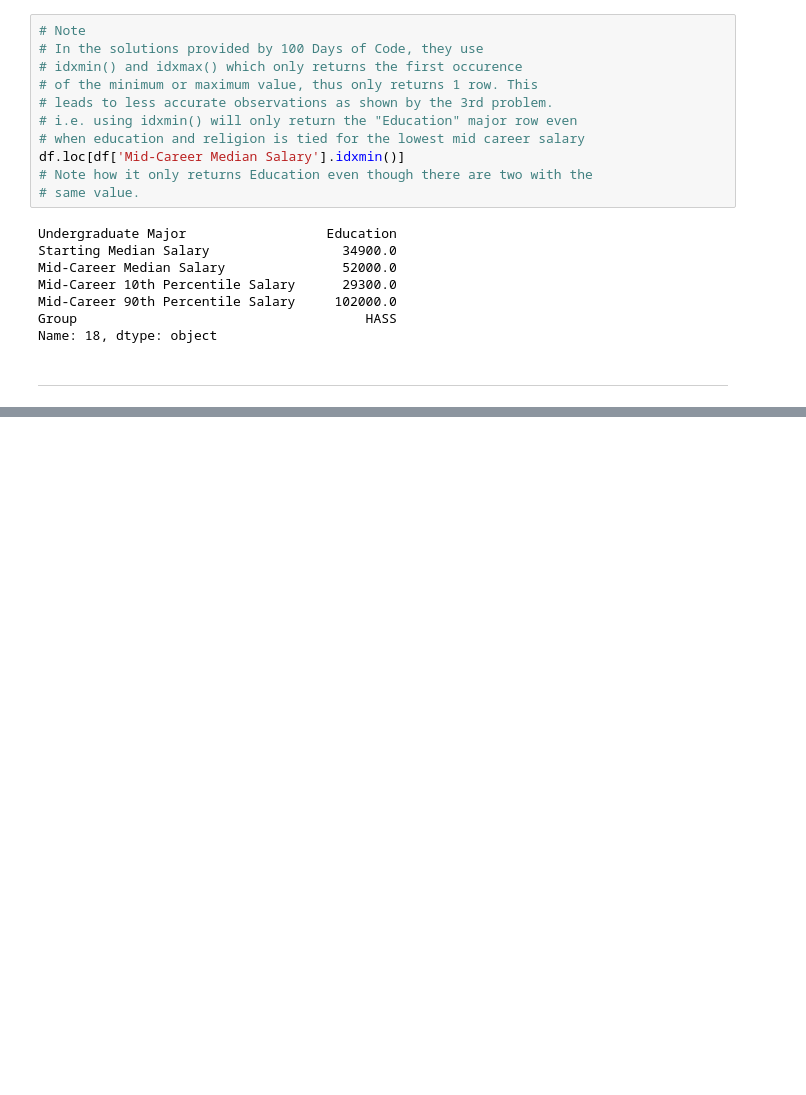
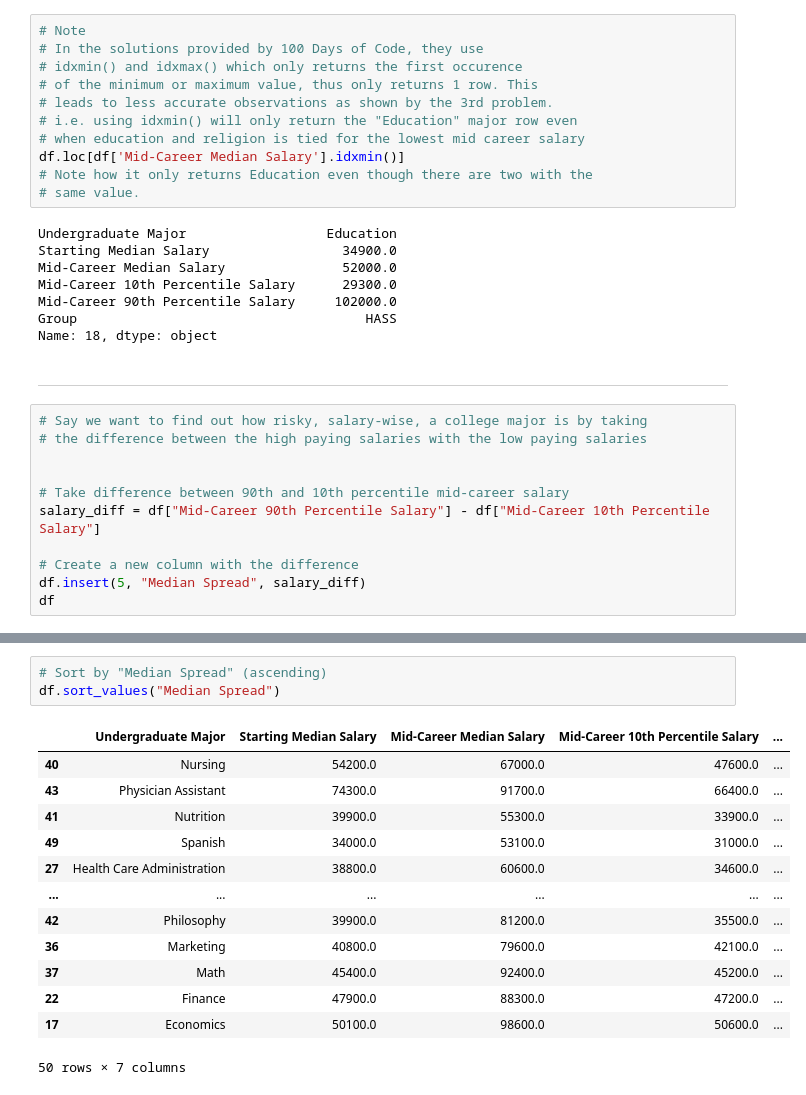
Before and after one commit to thandora/100-days-of-code-udemy, a Jupyter notebook: day-071-salary-data/main.ipynb, the cells around one changed output, grey strips where cells are left out. Cells and saved outputs as stored; diff of their text form; blank space fills up the shorter version.

```diff
--- a/day-071-salary-data/main.ipynb
+++ b/day-071-salary-data/main.ipynb
@@ -130,3 +135,14 @@ Group                                     HASS
 Name: 18, dtype: object
 # %% [markdown]
 ---
+# %%
+# Say we want to find out how risky, salary-wise, a college major is by taking
+# the difference between the high paying salaries with the low paying salaries
+
+
+# Take difference between 90th and 10th percentile mid-career salary
+salary_diff = df["Mid-Career 90th Percentile Salary"] - df["Mid-Career 10th Percentile Salary"]
+
+# Create a new column with the difference
+df.insert(5, "Median Spread", salary_diff)
+df
@@ -132,0 +172,17 @@ Name: 18, dtype: object
+# %%
+# Sort by "Median Spread" (ascending)
+df.sort_values("Median Spread")
+# %% [output]
+|  | Undergraduate Major | Starting Median Salary | Mid-Career Median Salary | Mid-Career 10th Percentile Salary | ... |
+| 40 | Nursing | 54200.0 | 67000.0 | 47600.0 | ... |
+| 43 | Physician Assistant | 74300.0 | 91700.0 | 66400.0 | ... |
+| 41 | Nutrition | 39900.0 | 55300.0 | 33900.0 | ... |
+| 49 | Spanish | 34000.0 | 53100.0 | 31000.0 | ... |
+| 27 | Health Care Administration | 38800.0 | 60600.0 | 34600.0 | ... |
+| ... | ... | ... | ... | ... | ... |
+| 42 | Philosophy | 39900.0 | 81200.0 | 35500.0 | ... |
+| 36 | Marketing | 40800.0 | 79600.0 | 42100.0 | ... |
+| 37 | Math | 45400.0 | 92400.0 | 45200.0 | ... |
+| 22 | Finance | 47900.0 | 88300.0 | 47200.0 | ... |
+| 17 | Economics | 50100.0 | 98600.0 | 50600.0 | ... |
+50 rows × 7 columns
```
Also changed, not shown: parts of 14 cells of this notebook.
